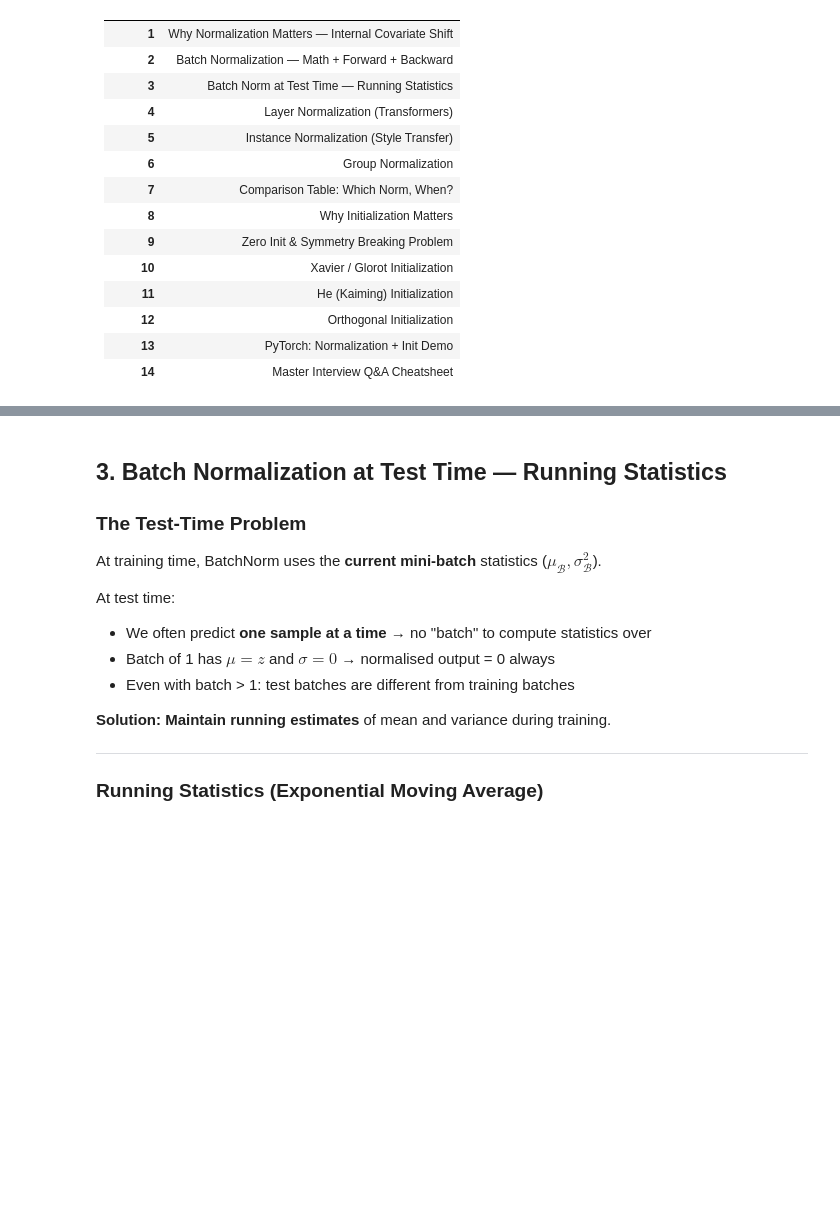
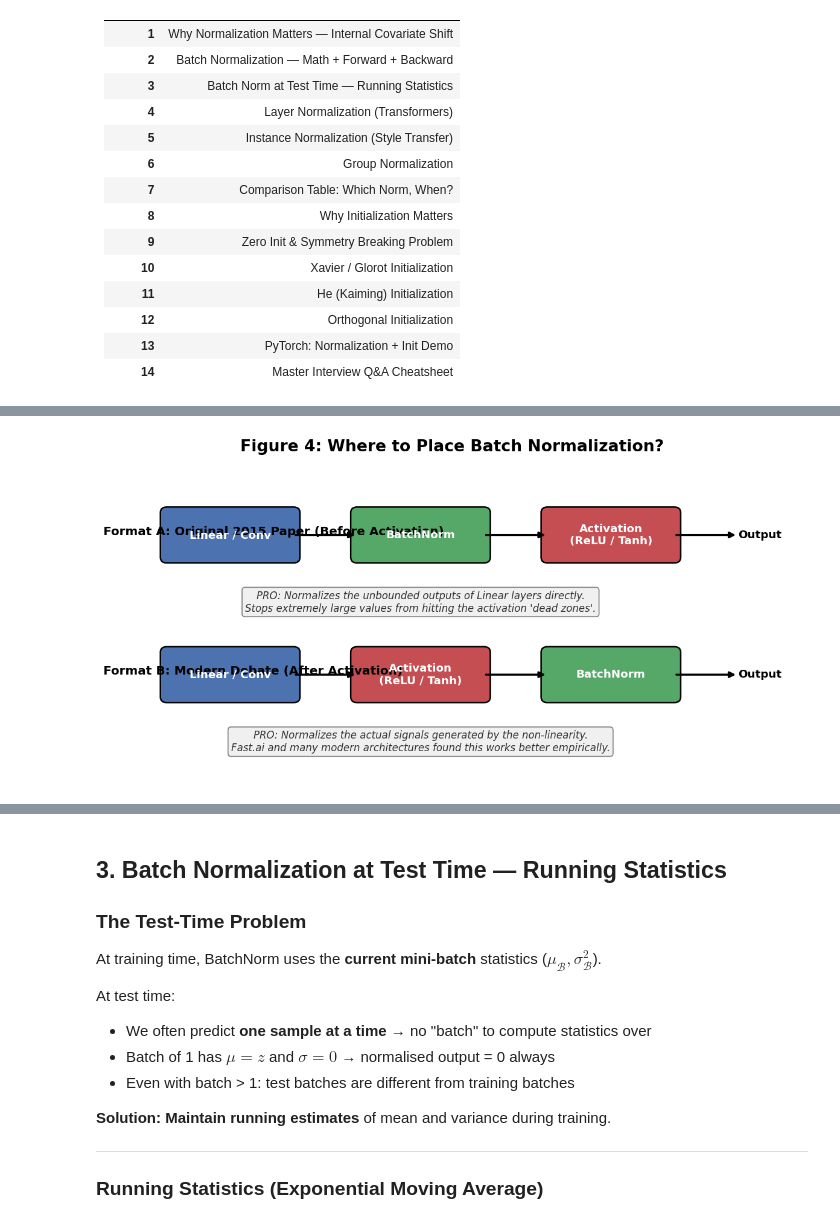
Before and after one commit to Lmalviya/deeplearning, a Jupyter notebook: notes/05_normalization_initialization.ipynb, the cells around one changed output, grey strips where cells are left out. Drawn from its saved outputs; the diff is of its cells as text; code cells hidden in the pictures; blank space fills up the shorter version.

```diff
--- a/notes/05_normalization_initialization.ipynb
+++ b/notes/05_normalization_initialization.ipynb
@@ -302,0 +423,75 @@ ax.legend(); plt.tight_layout(); plt.show()
+# %%
+# Figure 4: BatchNorm Architectural Placement Diagram
+import matplotlib.pyplot as plt
+import matplotlib.patches as patches
+
+fig, ax = plt.subplots(figsize=(10, 5))
+
+def draw_block(ax, x, y, width, height, text, color, text_color='white'):
+    box = patches.FancyBboxPatch((x, y), width, height,
+                                 boxstyle="round,pad=0.1",
+                                 ec="black", fc=color, lw=1.5)
+    ax.add_patch(box)
+    ax.text(x + width/2, y + height/2, text,
+            ha='center', va='center', color=text_color,
+            fontsize=11, fontweight='bold')
+
+def draw_arrow(ax, x1, y1, x2, y2):
+    ax.annotate('', xy=(x2, y2), xytext=(x1, y1),
+                arrowprops=dict(facecolor='black', edgecolor='black',
+                                arrowstyle='-|>', lw=2))
+
+# --- Flow 1: Original Paper (Before Activation) ---
+y_top = 3
+ax.text(-1, y_top + 0.4, "Format A: Original 2015 Paper (Before Activation)",
+        fontsize=12, fontweight='bold')
+
+draw_block(ax, 0, y_top, 2, 0.8, "Linear / Conv", '#4C72B0')
+draw_arrow(ax, 2, y_top + 0.4, 3, y_top + 0.4)
+
+draw_block(ax, 3, y_top, 2, 0.8, "BatchNorm", '#55A868')
+draw_arrow(ax, 5, y_top + 0.4, 6, y_top + 0.4)
+
+draw_block(ax, 6, y_top, 2, 0.8, "Activation\n(ReLU / Tanh)", '#C44E52')
+draw_arrow(ax, 8, y_top + 0.4, 9, y_top + 0.4)
+
+ax.text(9, y_top + 0.4, "Output", verticalalignment='center', fontsize=11, fontweight='bold')
+
+
+# --- Flow 2: Modern Debate (After Activation) ---
+y_bottom = 0.5
+ax.text(-1, y_bottom + 0.4, "Format B: Modern Debate (After Activation)",
+        fontsize=12, fontweight='bold')
+
+draw_block(ax, 0, y_bottom, 2, 0.8, "Linear / Conv", '#4C72B0')
+draw_arrow(ax, 2, y_bottom + 0.4, 3, y_bottom + 0.4)
+
+draw_block(ax, 3, y_bottom, 2, 0.8, "Activation\n(ReLU / Tanh)", '#C44E52')
+draw_arrow(ax, 5, y_bottom + 0.4, 6, y_bottom + 0.4)
+
+draw_block(ax, 6, y_bottom, 2, 0.8, "BatchNorm", '#55A868')
+draw_arrow(ax, 8, y_bottom + 0.4, 9, y_bottom + 0.4)
+
+ax.text(9, y_bottom + 0.4, "Output", verticalalignment='center', fontsize=11, fontweight='bold')
+
+# --- Add Intuition Text Boxes ---
+ax.text(4, 2.2,
+        "PRO: Normalizes the unbounded outputs of Linear layers directly.\nStops extremely large values from hitting the activation 'dead zones'.",
+        fontsize=10, style='italic', color='#333333', ha='center', va='center',
+        bbox=dict(facecolor='#f0f0f0', edgecolor='gray', boxstyle='round,pad=0.3'))
+
+ax.text(4, -0.3,
+        "PRO: Normalizes the actual signals generated by the non-linearity.\nFast.ai and many modern architectures found this works better empirically.",
+        fontsize=10, style='italic', color='#333333', ha='center', va='center',
+        bbox=dict(facecolor='#f0f0f0', edgecolor='gray', boxstyle='round,pad=0.3'))
+
+# Clean up axes
+ax.set_xlim(-1, 10)
+ax.set_ylim(-1, 4.5)
+ax.axis('off')
+
+plt.suptitle("Figure 4: Where to Place Batch Normalization?", fontsize=16, fontweight='bold')
+plt.tight_layout()
+plt.show()
+# %% [output]
+[figure, added]
```
Also changed, not shown: parts of 31 cells of this notebook, 10 other files.
